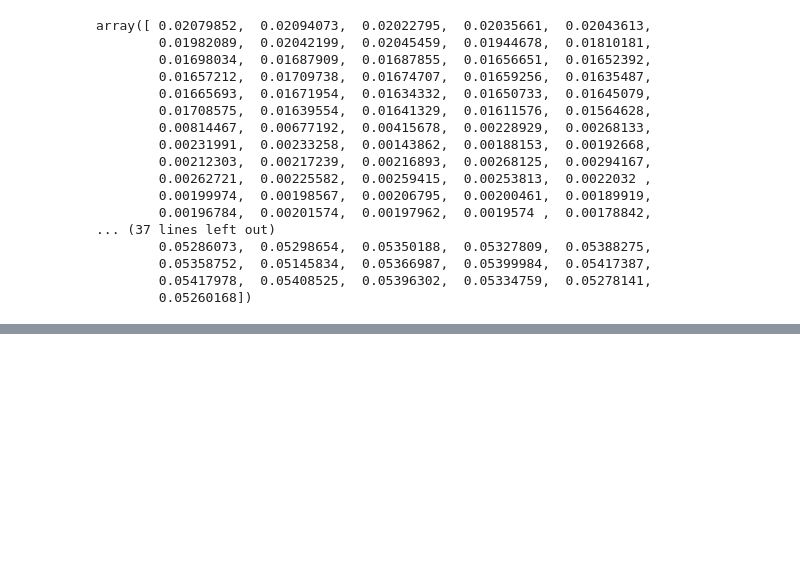
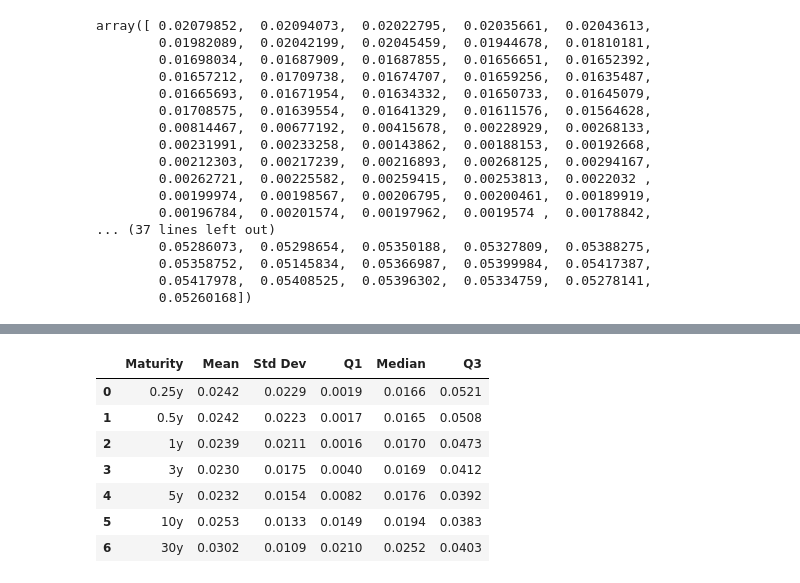
Before and after one commit to fangsitang/fixed_income, a Jupyter notebook: main_with_kalman.ipynb, the cells around one changed output, grey strips where cells are left out. Saved outputs shown, nothing was run; the diff lists cells and outputs as text; code cells hidden in the pictures; blank space fills up the shorter version.

```diff
--- a/main_with_kalman.ipynb
+++ b/main_with_kalman.ipynb
@@ -1208,0 +1715,25 @@ Measurement Error Statistics:
+# %%
+import pandas as pd
+
+# Data
+data = {
+    "Maturity": ["0.25y", "0.5y", "1y", "3y", "5y", "10y", "30y"],
+    "Mean": [0.0242, 0.0242, 0.0239, 0.0230, 0.0232, 0.0253, 0.0302],
+    "Std Dev": [0.0229, 0.0223, 0.0211, 0.0175, 0.0154, 0.0133, 0.0109],
+    "Q1": [0.0019, 0.0017, 0.0016, 0.0040, 0.0082, 0.0149, 0.0210],
+    "Median": [0.0166, 0.0165, 0.0170, 0.0169, 0.0176, 0.0194, 0.0252],
+    "Q3": [0.0521, 0.0508, 0.0473, 0.0412, 0.0392, 0.0383, 0.0403]
+}
+
+# Create DataFrame
+descrip_stats = pd.DataFrame(data)
+descrip_stats
+# %% [output]
+|  | Maturity | Mean | Std Dev | Q1 | Median | Q3 |
+| 0 | 0.25y | 0.0242 | 0.0229 | 0.0019 | 0.0166 | 0.0521 |
+| 1 | 0.5y | 0.0242 | 0.0223 | 0.0017 | 0.0165 | 0.0508 |
+| 2 | 1y | 0.0239 | 0.0211 | 0.0016 | 0.0170 | 0.0473 |
+| 3 | 3y | 0.0230 | 0.0175 | 0.0040 | 0.0169 | 0.0412 |
+| 4 | 5y | 0.0232 | 0.0154 | 0.0082 | 0.0176 | 0.0392 |
+| 5 | 10y | 0.0253 | 0.0133 | 0.0149 | 0.0194 | 0.0383 |
+| 6 | 30y | 0.0302 | 0.0109 | 0.0210 | 0.0252 | 0.0403 |
```
Also changed, not shown: parts of 10 cells of this notebook.
